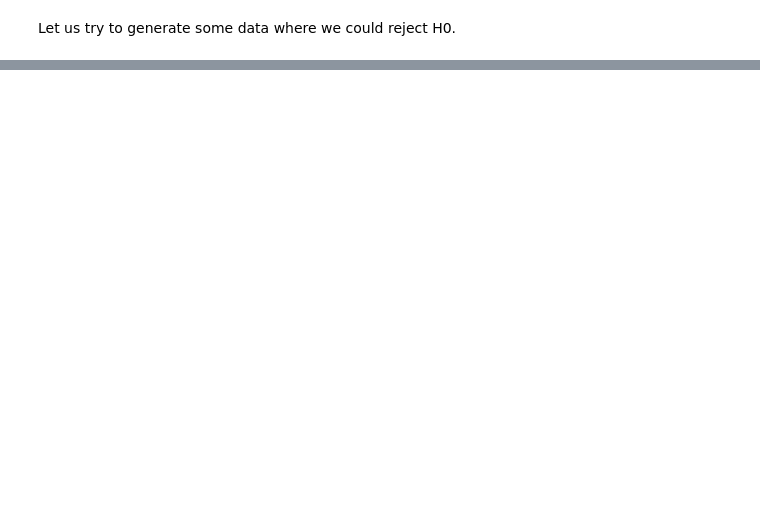
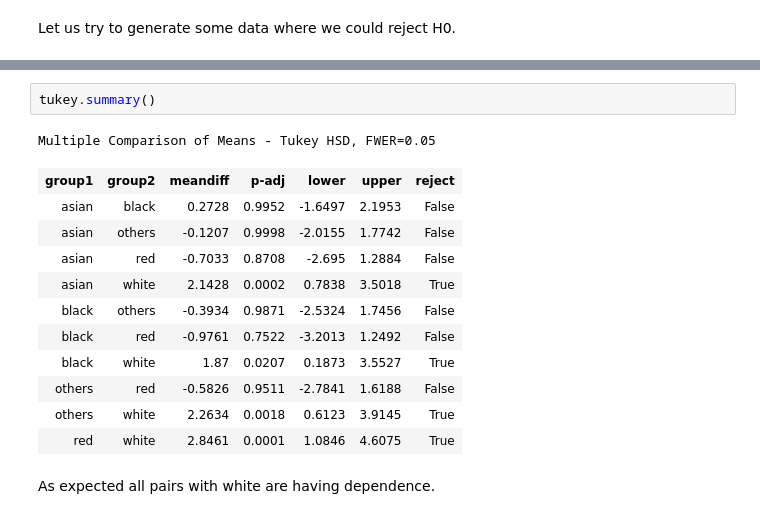
Before and after one commit to bhavinmoriya/Miscellaneous, a Jupyter notebook: hypothesis-testing-2.ipynb, the cells around one changed output, grey strips where cells are left out. Drawn from its saved outputs; the diff is of its cells as text; blank space fills up the shorter version.

```diff
--- a/hypothesis-testing-2.ipynb
+++ b/hypothesis-testing-2.ipynb
@@ -210,0 +255,17 @@ p value is far less compare to significance lvel .05 and hence we reject H0. Hen
+# %%
+tukey.summary()
+# %% [output]
+Multiple Comparison of Means - Tukey HSD, FWER=0.05
+| group1 | group2 | meandiff | p-adj | lower | upper | reject |
+| asian | black | 0.2728 | 0.9952 | -1.6497 | 2.1953 | False |
+| asian | others | -0.1207 | 0.9998 | -2.0155 | 1.7742 | False |
+| asian | red | -0.7033 | 0.8708 | -2.695 | 1.2884 | False |
+| asian | white | 2.1428 | 0.0002 | 0.7838 | 3.5018 | True |
+| black | others | -0.3934 | 0.9871 | -2.5324 | 1.7456 | False |
+| black | red | -0.9761 | 0.7522 | -3.2013 | 1.2492 | False |
+| black | white | 1.87 | 0.0207 | 0.1873 | 3.5527 | True |
+| others | red | -0.5826 | 0.9511 | -2.7841 | 1.6188 | False |
+| others | white | 2.2634 | 0.0018 | 0.6123 | 3.9145 | True |
+| red | white | 2.8461 | 0.0001 | 1.0846 | 4.6075 | True |
+# %% [markdown]
+As expected all pairs with white are having dependence.
```
Also changed, not shown: parts of 13 cells of this notebook.
